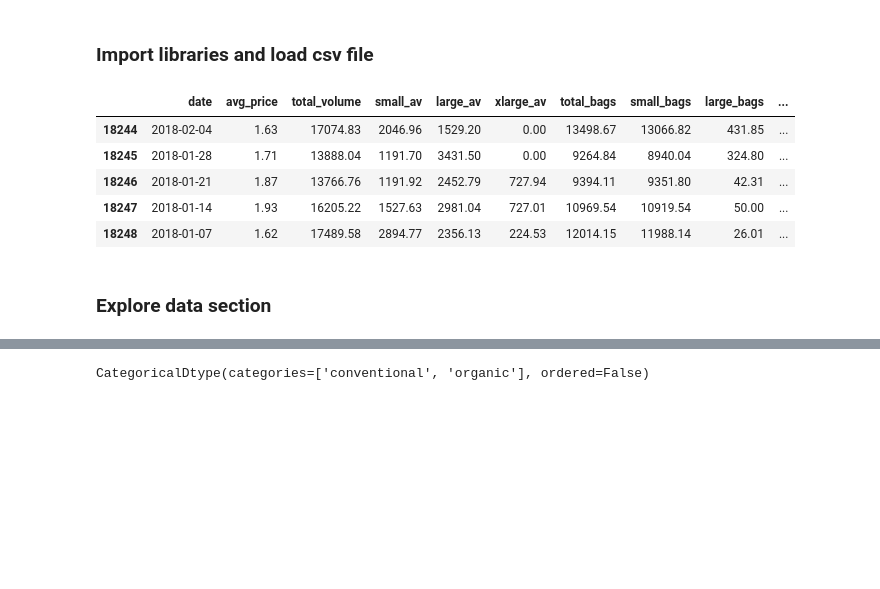
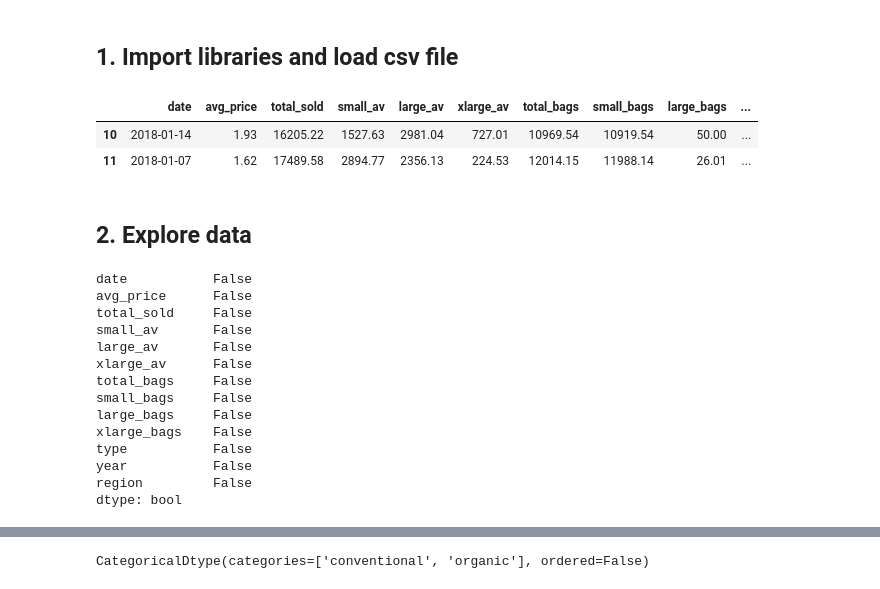
Before and after one commit to samburska/avocado, a Jupyter notebook: avocado.ipynb, the cells around one changed output, grey strips where cells are left out. Drawn from its saved outputs; the diff is of its cells as text; code cells hidden in the pictures; blank space fills up the shorter version.

```diff
--- a/avocado.ipynb
+++ b/avocado.ipynb
@@ -1,5 +13,5 @@
 # %% [markdown]
-### Import libraries and load csv file
+## 1. Import libraries and load csv file
 # %%
 import pandas as pd
 import numpy as np
@@ -12,17 +27,44 @@ from datetime import date
 # %%
-av_df = pd.read_csv('avocado.csv', parse_dates=['Date'])
-av_df = av_df.rename(columns = {'Date' : 'date', 'AveragePrice' : 'avg_price', 'Total Volume' : 'total_volume', '4046' : 'small_av', '4225' : 'large_av', '4770' : 'xlarge_av', 'Total Bags' : 'total_bags', 'Small Bags' : 'small_bags', 'Large Bags':'large_bags', 'XLarge Bags' : 'xlarge_bags'})
-av_df = av_df.drop(columns = ['Unnamed: 0'])
-av_df.tail()
+# First of all open file and rename columns for the convenient format (without spaces and capital letters)
+
+av_df = pd.read_csv('avocado.csv', parse_dates=['Date'], index_col=0)
+av_df = av_df.rename(columns = {'Date' : 'date',
+                                'AveragePrice' : 'avg_price',
+                                'Total Volume' : 'total_sold',
+                                '4046' : 'small_av',
+                                '4225' : 'large_av',
+                                '4770' : 'xlarge_av',
+                                'Total Bags' : 'total_bags',
+                                'Small Bags' : 'small_bags',
+                                'Large Bags':'large_bags',
+                                'XLarge Bags' : 'xlarge_bags'})
+av_df.tail(2)
 # %% [output]
-|  | date | avg_price | total_volume | small_av | large_av | xlarge_av | total_bags | small_bags | large_bags | ... |
-| 18244 | 2018-02-04 | 1.63 | 17074.83 | 2046.96 | 1529.20 | 0.00 | 13498.67 | 13066.82 | 431.85 | ... |
-| 18245 | 2018-01-28 | 1.71 | 13888.04 | 1191.70 | 3431.50 | 0.00 | 9264.84 | 8940.04 | 324.80 | ... |
-| 18246 | 2018-01-21 | 1.87 | 13766.76 | 1191.92 | 2452.79 | 727.94 | 9394.11 | 9351.80 | 42.31 | ... |
-| 18247 | 2018-01-14 | 1.93 | 16205.22 | 1527.63 | 2981.04 | 727.01 | 10969.54 | 10919.54 | 50.00 | ... |
-| 18248 | 2018-01-07 | 1.62 | 17489.58 | 2894.77 | 2356.13 | 224.53 | 12014.15 | 11988.14 | 26.01 | ... |
+|  | date | avg_price | total_sold | small_av | large_av | xlarge_av | total_bags | small_bags | large_bags | ... |
+| 10 | 2018-01-14 | 1.93 | 16205.22 | 1527.63 | 2981.04 | 727.01 | 10969.54 | 10919.54 | 50.00 | ... |
+| 11 | 2018-01-07 | 1.62 | 17489.58 | 2894.77 | 2356.13 | 224.53 | 12014.15 | 11988.14 | 26.01 | ... |
 # %% [markdown]
-### Explore data section
+## 2. Explore data
+# %%
+# Check if there is any missing value
+av_df.isna().any()
+
+# There is no missing values
+# %% [output]
+date           False
+avg_price      False
+total_sold     False
+small_av       False
+large_av       False
+xlarge_av      False
+total_bags     False
+small_bags     False
+large_bags     False
+xlarge_bags    False
+type           False
+year           False
+region         False
+dtype: bool
 # %%
 av_df.info()
 # %% [output]
```
Also changed, not shown: parts of 73 cells of this notebook, 17 other files.
